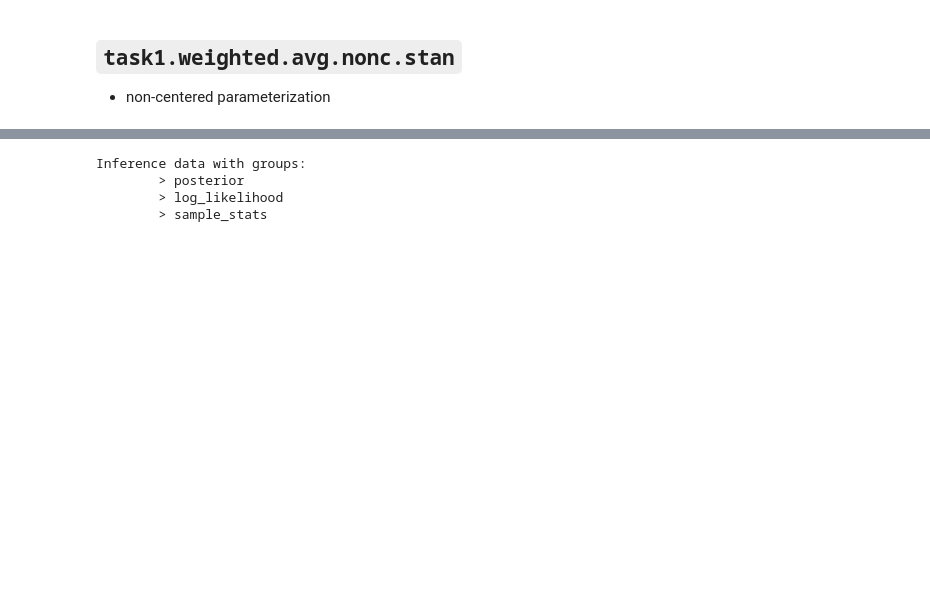
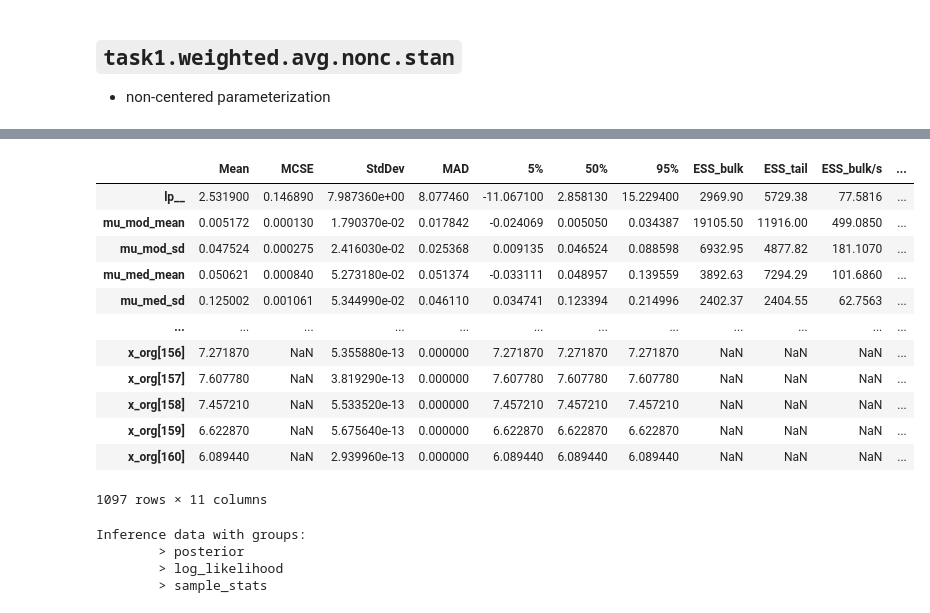
Before and after one commit to mika-long/vis-decode-analysis, a Jupyter notebook: analysis/pymc_files/task1.ipynb, the cells around one changed output, grey strips where cells are left out. Cells and saved outputs as stored; diff of their text form; code cells hidden in the pictures; blank space fills up the shorter version.

```diff
--- a/analysis/pymc_files/task1.ipynb
+++ b/analysis/pymc_files/task1.ipynb
@@ -252,3 +327,19 @@ Chain [3]
+# %%
+fit2.summary()
+# %% [output]
+|  | Mean | MCSE | StdDev | MAD | 5% | 50% | 95% | ESS_bulk | ESS_tail | ESS_bulk/s | ... |
+| lp__ | 2.531900 | 0.146890 | 7.987360e+00 | 8.077460 | -11.067100 | 2.858130 | 15.229400 | 2969.90 | 5729.38 | 77.5816 | ... |
+| mu_mod_mean | 0.005172 | 0.000130 | 1.790370e-02 | 0.017842 | -0.024069 | 0.005050 | 0.034387 | 19105.50 | 11916.00 | 499.0850 | ... |
+| mu_mod_sd | 0.047524 | 0.000275 | 2.416030e-02 | 0.025368 | 0.009135 | 0.046524 | 0.088598 | 6932.95 | 4877.82 | 181.1070 | ... |
+| mu_med_mean | 0.050621 | 0.000840 | 5.273180e-02 | 0.051374 | -0.033111 | 0.048957 | 0.139559 | 3892.63 | 7294.29 | 101.6860 | ... |
+| mu_med_sd | 0.125002 | 0.001061 | 5.344990e-02 | 0.046110 | 0.034741 | 0.123394 | 0.214996 | 2402.37 | 2404.55 | 62.7563 | ... |
+| ... | ... | ... | ... | ... | ... | ... | ... | ... | ... | ... | ... |
+| x_org[156] | 7.271870 | NaN | 5.355880e-13 | 0.000000 | 7.271870 | 7.271870 | 7.271870 | NaN | NaN | NaN | ... |
+| x_org[157] | 7.607780 | NaN | 3.819290e-13 | 0.000000 | 7.607780 | 7.607780 | 7.607780 | NaN | NaN | NaN | ... |
+| x_org[158] | 7.457210 | NaN | 5.533520e-13 | 0.000000 | 7.457210 | 7.457210 | 7.457210 | NaN | NaN | NaN | ... |
+| x_org[159] | 6.622870 | NaN | 5.675640e-13 | 0.000000 | 6.622870 | 6.622870 | 6.622870 | NaN | NaN | NaN | ... |
+| x_org[160] | 6.089440 | NaN | 2.939960e-13 | 0.000000 | 6.089440 | 6.089440 | 6.089440 | NaN | NaN | NaN | ... |
+1097 rows × 11 columns
 # %%
 task1_idata = az.from_cmdstanpy(fit2)
 task1_idata
```
Also changed, not shown: parts of 15 cells of this notebook.
